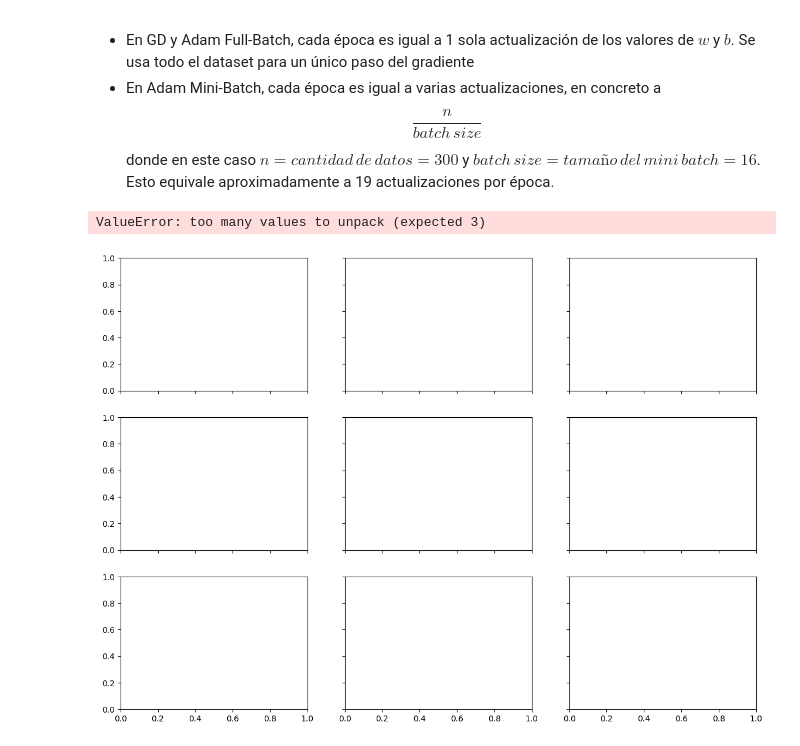
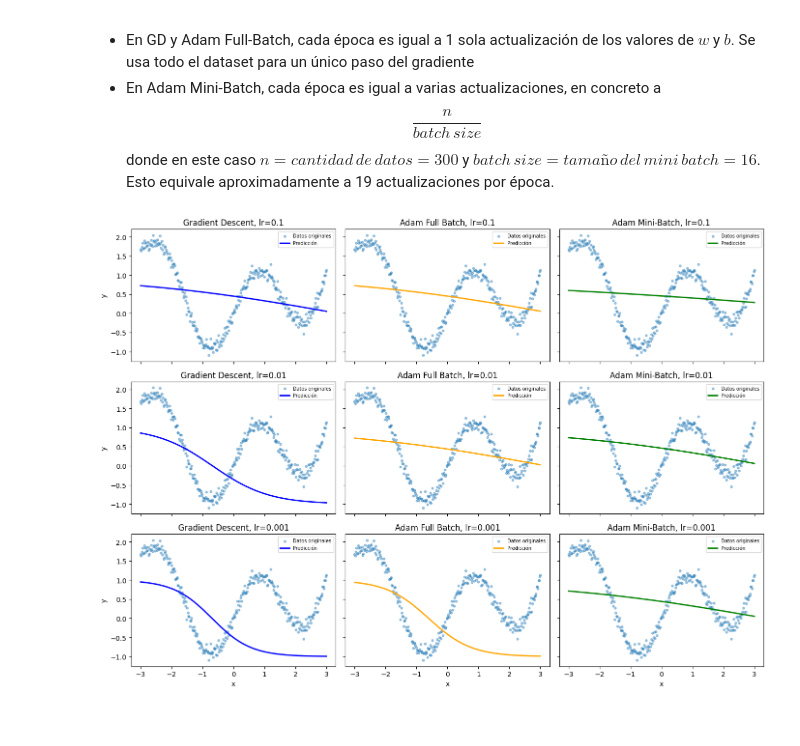
Before and after one commit to santiagoruizvt/AprendizajeProfundo-CEIA-RuizSantiago, a Jupyter notebook: TP1/RUIZ-SANTIAGO-TP1-Co25.ipynb, the cells around one changed output. Cells and saved outputs as stored; diff of their text form; code cells hidden in the pictures.

```diff
--- a/TP1/RUIZ-SANTIAGO-TP1-Co25.ipynb
+++ b/TP1/RUIZ-SANTIAGO-TP1-Co25.ipynb
@@ -408,14 +414,14 @@ plt.show()
 Se realiza una comparación de GD vs Adam full batch vs Adam mini-batch para cada learning rate por separado
 # %%
 results = {}
-history_gd = [history_gd_a, history_gd_b, history_gd_c]
-history_adam = [history_adam_a, history_adam_b, history_adam_c]
-history_adam_mb = [history_adam_mb_a, history_adam_mb_b, history_adam_mb_c]
+cost_history_gd = [cost_history_gd_a, cost_history_gd_b, cost_history_gd_c]
+cost_history_adam = [cost_history_adam_a, cost_history_adam_b, cost_history_adam_c]
+cost_history_adam_mb = [cost_history_adam_mb_a, cost_history_adam_mb_b, cost_history_adam_mb_c]
 
 for i in range(len(lr)):
-    results[('Gradient Descent', lr[i])] = history_gd[i]
-    results[('Adam Full Batch', lr[i])] = history_adam[i]
-    results[('Adam Mini-Batch', lr[i])] = history_adam_mb[i]
+    results[('Gradient Descent', lr[i])] = cost_history_gd[i]
+    results[('Adam Full Batch', lr[i])] = cost_history_adam[i]
+    results[('Adam Mini-Batch', lr[i])] = cost_history_adam_mb[i]
 
 # --- Figura 3x3 ---
 fig, axes = plt.subplots(3, 3, figsize=(14,10), sharex=True)
@@ -469,27 +475,41 @@ Lo importante para destacar y explicar es la rapidez sistemática de Adam Mini-B
 - En GD y Adam Full-Batch, cada época es igual a 1 sola actualización de los valores de $w$ y $b$. Se usa todo el dataset para un único paso del gradiente
 - En Adam Mini-Batch, cada época es igual a varias actualizaciones, en concreto a $$\frac {n}{batch \, size}$$ donde en este caso $n=cantidad\,de\,datos=300$ y $batch\,size=tamaño\,del\,mini\,batch=16$. Esto equivale aproximadamente a 19 actualizaciones por época.
 # %%
-# --- Comparación del dataset original con las predicciones de los modelos entrenados ---
+# --- Diccionario con los historiales de w y b de cada optimizador/lr ---
+w_hist_gd = [w_history_gd_a, w_history_gd_b, w_history_gd_c]
+b_hist_gd = [b_history_gd_a, b_history_gd_b, b_history_gd_c]
+
+w_hist_adam = [w_history_adam_a, w_history_adam_b, w_history_adam_c]
+b_hist_adam = [b_history_adam_a, b_history_adam_b, b_history_adam_c]
+
+w_hist_adam_mb = [w_history_adam_mb_a, w_history_adam_mb_b, w_history_adam_mb_c]
+b_hist_adam_mb = [b_history_adam_mb_a, b_history_adam_mb_b, b_history_adam_mb_c]
+
+param_history = {}
+for i in range(len(lr)):
+    param_history[('Gradient Descent', lr[i])] = (w_hist_gd[i], b_hist_gd[i])
+    param_history[('Adam Full Batch', lr[i])] = (w_hist_adam[i], b_hist_adam[i])
+    param_history[('Adam Mini-Batch', lr[i])] = (w_hist_adam_mb[i], b_hist_adam_mb[i])
+
+# --- Figura 3x3: dataset original vs predicción final ---
 fig, axes = plt.subplots(3, 3, figsize=(14,10), sharex=True, sharey=True)
-
-optimizadores = [('Gradient Descent', 'red', 'Predicción GD'),
-                  ('Adam Full Batch', 'green', 'Predicción Adam FB'),
-                  ('Adam Mini-Batch', 'purple', 'Predicción Adam MB')]
+colors = {'Gradient Descent': 'blue', 'Adam Full Batch': 'orange', 'Adam Mini-Batch': 'green'}
 
 for i, lrs in enumerate(lr):
-    for j, (opt, color, label) in enumerate(optimizadores):
-        w_final, b_final, _ = results[(opt, lrs)]   # ya los tenés guardados de 1c
+    for j, opt in enumerate(optimizers):
+        w_hist, b_hist = param_history[(opt, lrs)]
+        w_final, b_final = w_hist[-1], b_hist[-1]   # último valor = parámetro final entrenado
         y_pred = forward(w_final, b_final, x)
 
         ax = axes[i][j]
         ax.scatter(x, y, alpha=0.4, s=10, label='Datos originales')
-        ax.plot(x, y_pred, color=color, linewidth=2, label=label)
+        ax.plot(x, y_pred, color=colors[opt], linewidth=2, label='Predicción')
         ax.set_title(f"{opt}, lr={lrs}")
         if i == 2: ax.set_xlabel("x")
         if j == 0: ax.set_ylabel("y")
         ax.legend(fontsize=7)
 
 plt.tight_layout()
+plt.show()
 # %% [output]
-ValueError: too many values to unpack (expected 3)
-[figure, old version]
+[figure, new version]
```
Also changed, not shown: parts of 10 cells of this notebook, 2 other files.
